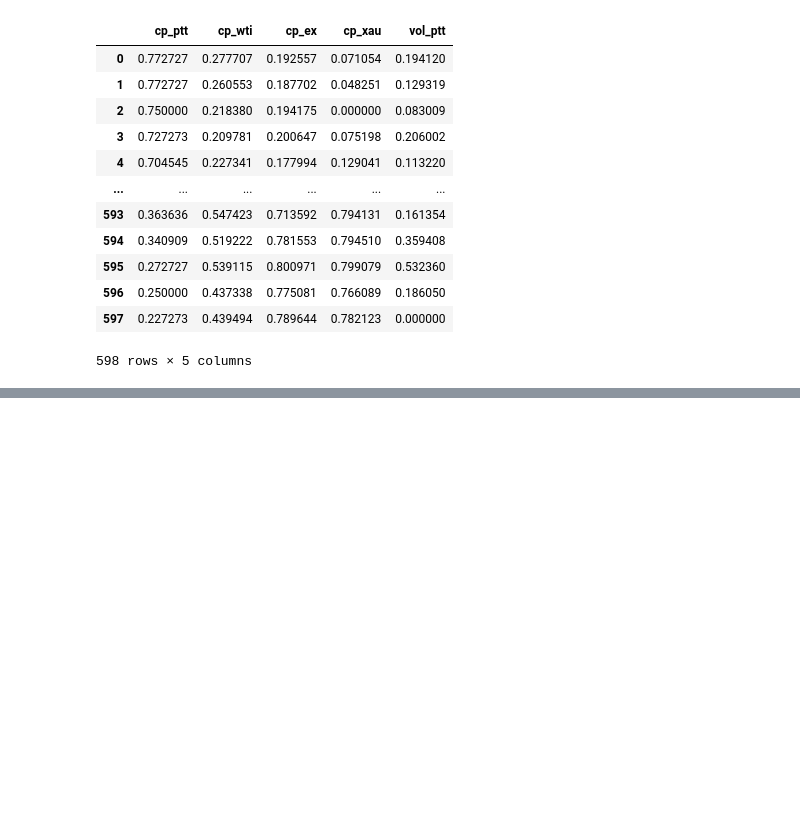
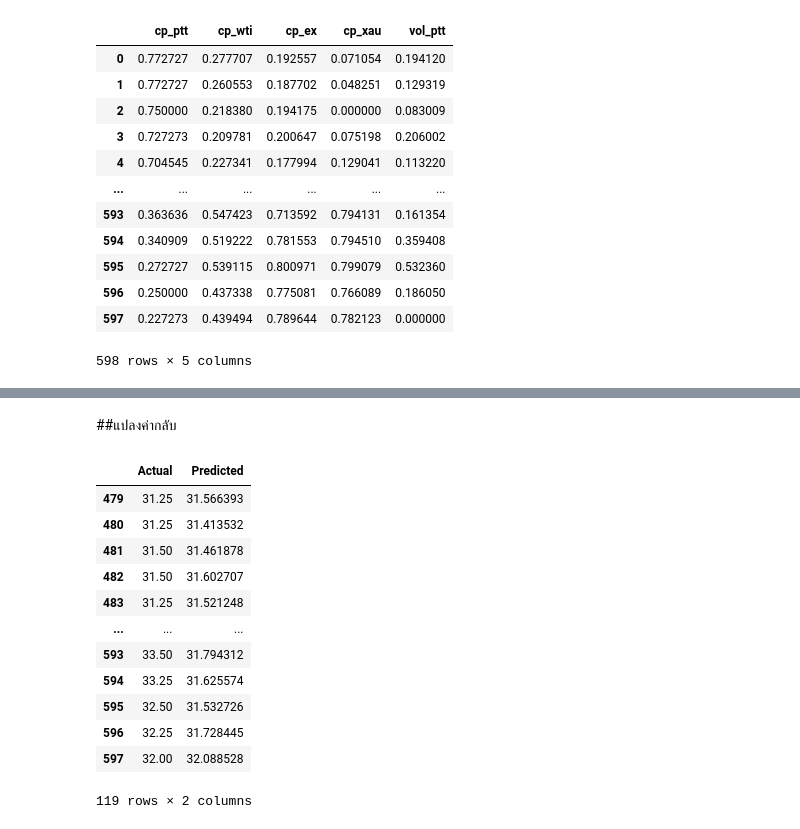
Before and after one commit to Suriya6744/Project, a Jupyter notebook: LSTM.ipynb, the cells around one changed output, grey strips where cells are left out. Saved outputs shown, nothing was run; the diff lists cells and outputs as text; code cells hidden in the pictures; blank space fills up the shorter version.

```diff
--- a/LSTM.ipynb
+++ b/LSTM.ipynb
@@ -757,9 +844,25 @@ ValueError: ignored
+# %% [markdown]
+##แปลงค่ากลับ
 # %%
-max_original = all_data_X['cp_scg'].max()  # Max Value ของข้อมูลเดิม
-min_original = all_data_X['cp_scg'].min()  # Min Value ของข้อมูลเดิม
+max_original = all_data_X['cp_ptt'].max()  # Max Value ของข้อมูลเดิม
+min_original = all_data_X['cp_ptt'].min()  # Min Value ของข้อมูลเดิม
 
 lstm_ptt_pd['Actual'] = (lstm_ptt_pd['Actual'] * (max_original - min_original)) +min_original
 lstm_ptt_pd['Predicted'] = (lstm_ptt_pd['Predicted'] * (max_original - min_original)) + min_original
 
 # Print the DataFrame with original values
 lstm_ptt_pd
+# %% [output]
+|  | Actual | Predicted |
+| 479 | 31.25 | 31.566393 |
+| 480 | 31.25 | 31.413532 |
+| 481 | 31.50 | 31.461878 |
+| 482 | 31.50 | 31.602707 |
+| 483 | 31.25 | 31.521248 |
+| ... | ... | ... |
+| 593 | 33.50 | 31.794312 |
+| 594 | 33.25 | 31.625574 |
+| 595 | 32.50 | 31.532726 |
+| 596 | 32.25 | 31.728445 |
+| 597 | 32.00 | 32.088528 |
+119 rows × 2 columns
```
Also changed, not shown: parts of 14 cells of this notebook.
